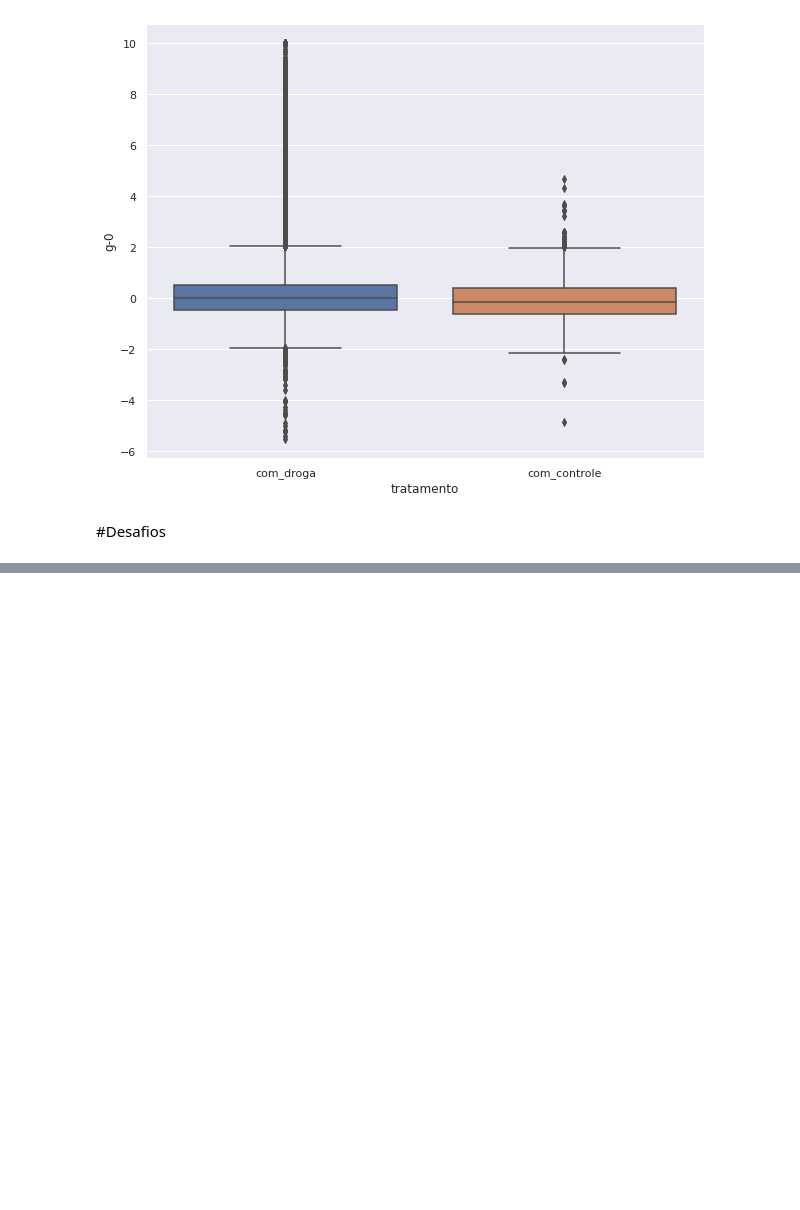
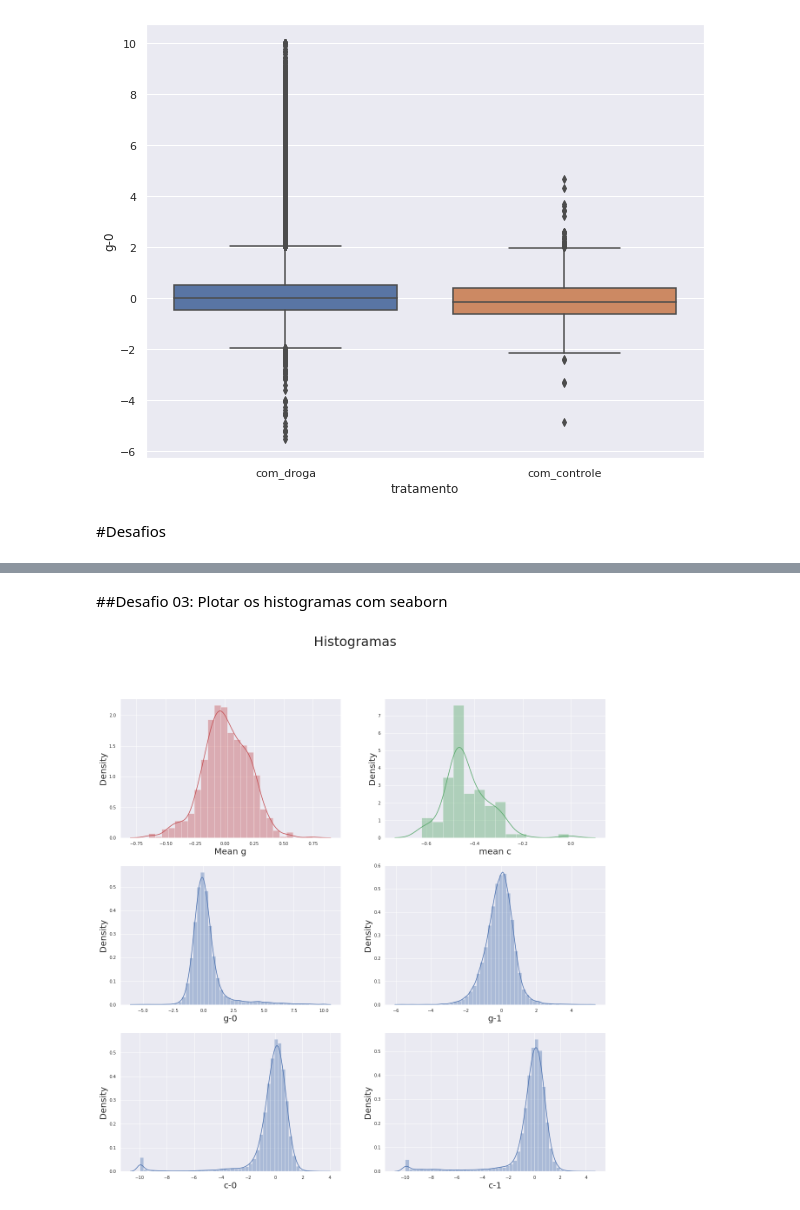
Before and after one commit to ThiagoBizacha/imersaodados3, a Jupyter notebook: Aula_02.ipynb, the cells around one changed output, grey strips where cells are left out. Cells and saved outputs as stored; diff of their text form; code cells hidden in the pictures; blank space fills up the shorter version.

```diff
--- a/Aula_02.ipynb
+++ b/Aula_02.ipynb
@@ -408,0 +408,18 @@ sns.boxplot(y='g-0', x='tratamento' , data=dados)
+# %% [markdown]
+##Desafio 03: Plotar os histogramas com seaborn
+# %%
+import seaborn as sns
+fig, ax = plt.subplots(3,2, figsize=(20,20))
+
+sns.distplot(dados.loc[:,'g-0':'g-771'].describe().T['mean'], ax=ax[0,0], color='r', axlabel = 'Mean g')
+sns.distplot(dados.loc[:,'c-0':'c-99'].describe().T['mean'], ax=ax[0,1], color ='g', axlabel = 'mean c')
+sns.distplot(dados['g-0'], ax=ax[1,0])
+sns.distplot(dados['g-1'], ax=ax[1,1])
+sns.distplot(dados['c-0'], ax=ax[2,0])
+sns.distplot(dados['c-1'], ax=ax[2,1])
+
+fig.suptitle('Histogramas', fontsize = 30)
+
+plt.show()
+# %% [output]
+[figure, added]
```
Also changed, not shown: parts of 20 cells of this notebook.
